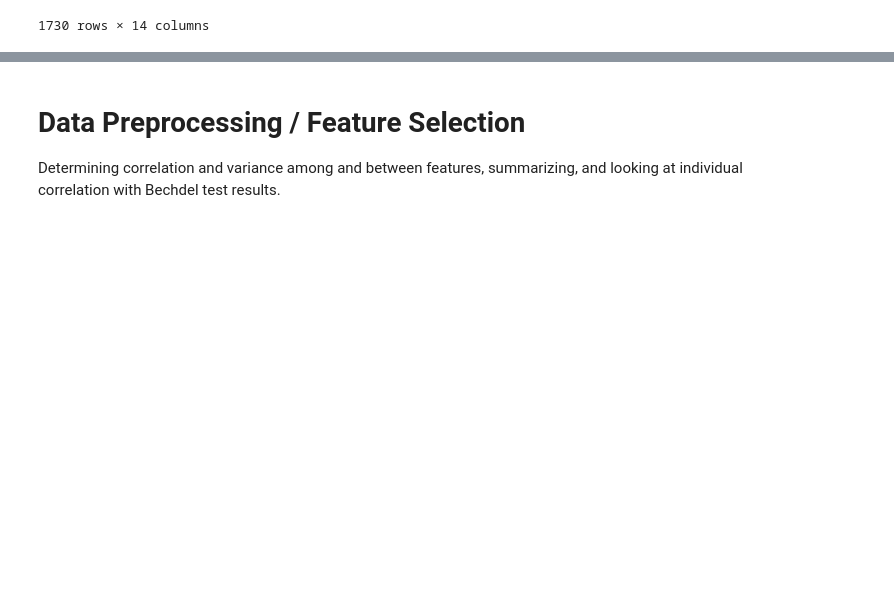
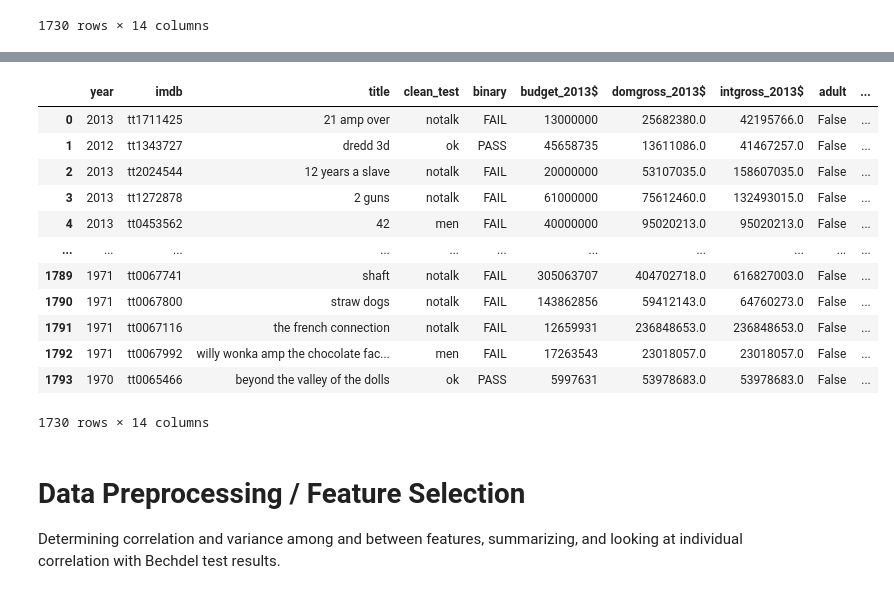
Before and after one commit to haileydennis/bechdel-analysis, a Jupyter notebook: Bechdel_Analysis_ALL.ipynb, the cells around one changed output, grey strips where cells are left out. Drawn from its saved outputs; the diff is of its cells as text; code cells hidden in the pictures; blank space fills up the shorter version.

```diff
--- a/Bechdel_Analysis_ALL.ipynb
+++ b/Bechdel_Analysis_ALL.ipynb
@@ -168,3 +183,28 @@ genres                  0
+# %%
+def clean_text(text):
+    no_escape = re.sub(r'&.+?;', '', text)
+    no_punc = "".join([i for i in text if i not in string.punctuation])
+    lower_text = no_punc.lower()
+    return lower_text
+# %%
+# Clean text for later use
+select_columns['title'] = select_columns['title'].apply(clean_text)
+select_columns['overview'] = select_columns['overview'].apply(clean_text)
+select_columns
+# %% [output]
+|  | year | imdb | title | clean_test | binary | budget_2013$ | domgross_2013$ | intgross_2013$ | adult | ... |
+| 0 | 2013 | tt1711425 | 21 amp over | notalk | FAIL | 13000000 | 25682380.0 | 42195766.0 | False | ... |
+| 1 | 2012 | tt1343727 | dredd 3d | ok | PASS | 45658735 | 13611086.0 | 41467257.0 | False | ... |
+| 2 | 2013 | tt2024544 | 12 years a slave | notalk | FAIL | 20000000 | 53107035.0 | 158607035.0 | False | ... |
+| 3 | 2013 | tt1272878 | 2 guns | notalk | FAIL | 61000000 | 75612460.0 | 132493015.0 | False | ... |
+| 4 | 2013 | tt0453562 | 42 | men | FAIL | 40000000 | 95020213.0 | 95020213.0 | False | ... |
+| ... | ... | ... | ... | ... | ... | ... | ... | ... | ... | ... |
+| 1789 | 1971 | tt0067741 | shaft | notalk | FAIL | 305063707 | 404702718.0 | 616827003.0 | False | ... |
+| 1790 | 1971 | tt0067800 | straw dogs | notalk | FAIL | 143862856 | 59412143.0 | 64760273.0 | False | ... |
+| 1791 | 1971 | tt0067116 | the french connection | notalk | FAIL | 12659931 | 236848653.0 | 236848653.0 | False | ... |
+| 1792 | 1971 | tt0067992 | willy wonka amp the chocolate fac... | men | FAIL | 17263543 | 23018057.0 | 23018057.0 | False | ... |
+| 1793 | 1970 | tt0065466 | beyond the valley of the dolls | ok | PASS | 5997631 | 53978683.0 | 53978683.0 | False | ... |
+1730 rows × 14 columns
 # %%
 select_columns.to_csv("bechdel_analysis_data_cleaned.csv", encoding='utf-8', index=False)
 # %% [markdown]
```
Also changed, not shown: parts of 32 cells of this notebook, 2 other files.
